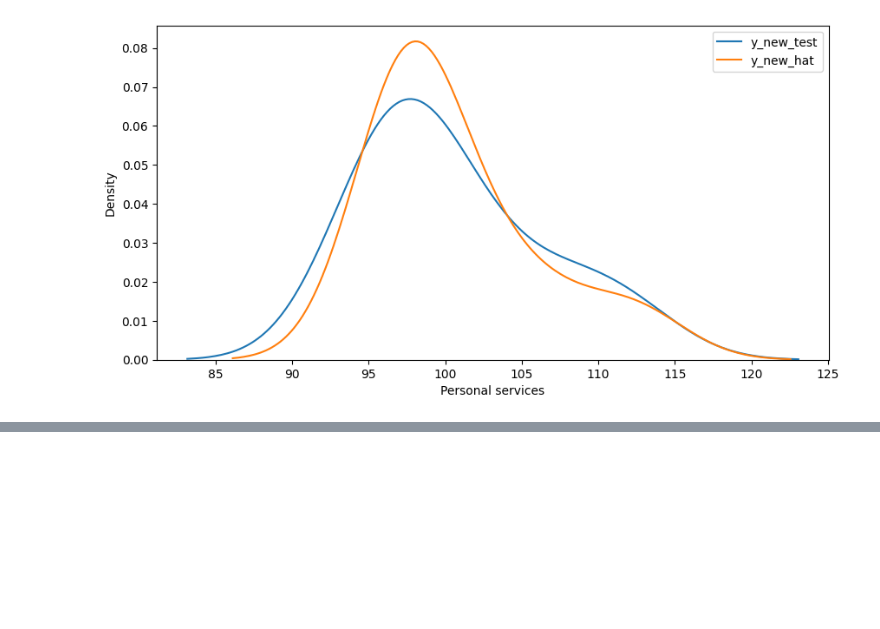
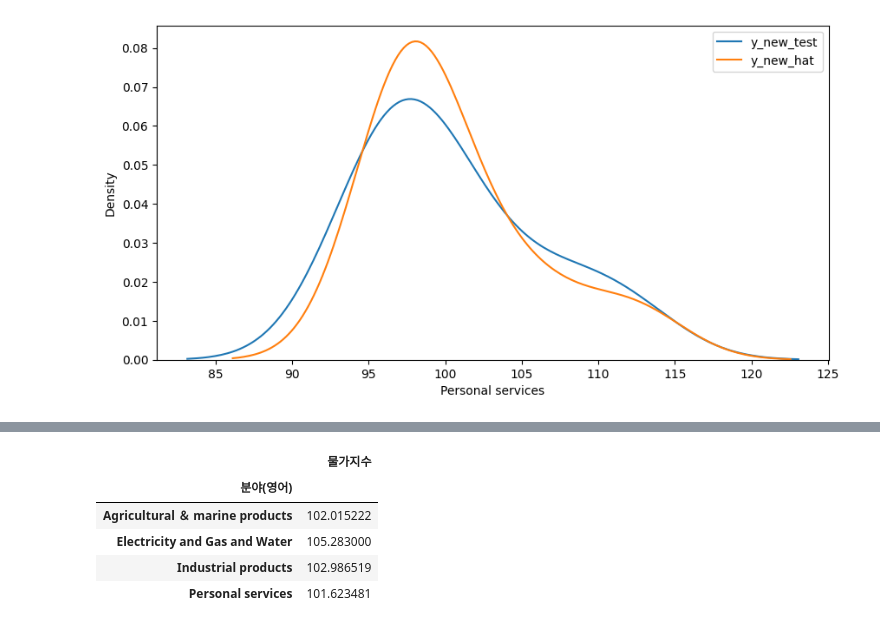
Before and after one commit to yoonseongan/statstat, a Jupyter notebook: openproject.ipynb, the cells around one changed output, grey strips where cells are left out. Saved outputs shown, nothing was run; the diff lists cells and outputs as text; code cells hidden in the pictures; blank space fills up the shorter version.

```diff
--- a/openproject.ipynb
+++ b/openproject.ipynb
@@ -615,0 +756,9 @@ plt.show() #전체적인 회귀
+# %%
+df.groupby('분야(영어)').mean()
+# %% [output]
+|  | 물가지수 |
+| 분야(영어) |  |
+| Agricultural ＆ marine products | 102.015222 |
+| Electricity and Gas and Water | 105.283000 |
+| Industrial products | 102.986519 |
+| Personal services | 101.623481 |
```
Also changed, not shown: parts of 24 cells of this notebook, 1 other file.
